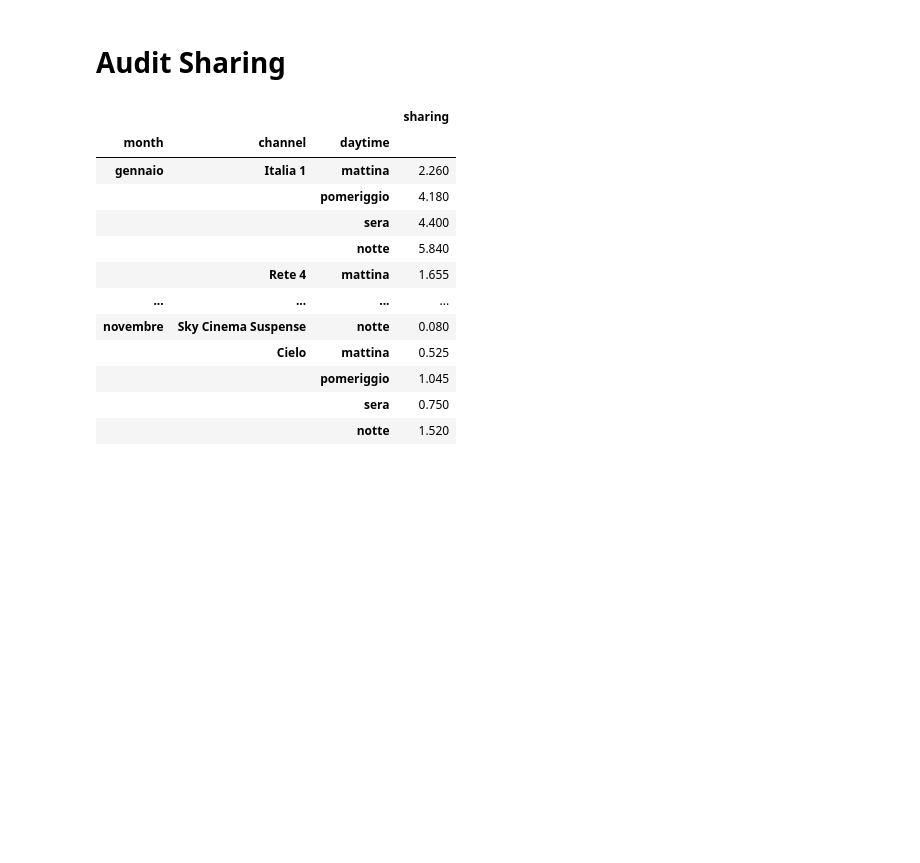
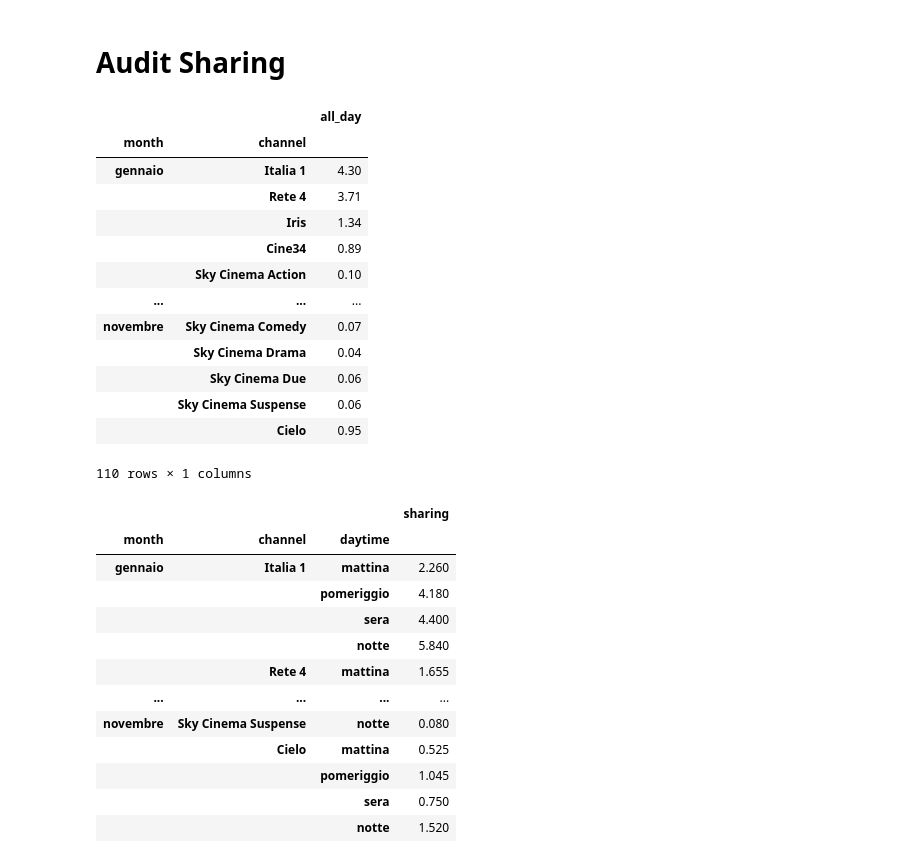
Before and after one commit to florin-git/TV-Movies-Visual-Analytics, a Jupyter notebook: dataset_creation.ipynb, the cells around one changed output. Saved outputs shown, nothing was run; the diff lists cells and outputs as text; code cells hidden in the pictures; blank space fills up the shorter version.

```diff
--- a/dataset_creation.ipynb
+++ b/dataset_creation.ipynb
@@ -545,6 +545,7 @@ def preprocess_audit_data(data_pah: str):
 
 
     df_sharings = []
+    df_sharings_all_day = []
 
     for i in range(len(months_map)):
         df_sharings.append(pd.read_excel('./dataset/Audit/sharing.xlsx', index_col=0, sheet_name=i))
@@ -575,7 +576,9 @@ def preprocess_audit_data(data_pah: str):
         df_sharings[idx]['pomeriggio'] = df_sharings[idx][['pomeriggio_1', 'pomeriggio_2']].mean(axis=1)
         df_sharings[idx]['sera'] = df_sharings[idx][['sera_1', 'sera_2']].mean(axis=1)
 
+        df_sharings_all_day.append(pd.concat({months_map[idx]: df_sharings[idx]['all_day']}, names=['month']))
         df_sharings[idx] = df_sharings[idx][['mattina', 'pomeriggio', 'sera', 'notte']]
+
 
         # Rearrange columns in a multi-index fashion
         df_sharings[idx] = df_sharings[idx].stack(0).to_frame()
@@ -583,6 +586,6 @@ def preprocess_audit_data(data_pah: str):
         df_sharings[idx].rename(columns={0: "sharing"}, inplace=True)
         df_sharings[idx] = pd.concat({months_map[idx]: df_sharings[idx]}, names=['month'])
 
-    return pd.concat(df_sharings)
+    return pd.concat(df_sharings_all_day).to_frame(), pd.concat(df_sharings)
 # %%
 sharings_path = './dataset/Audit/sharing.xlsx'
@@ -590,3 +593,20 @@ df_sharings = preprocess_audit_data(sharings_path)
+# %%
+df_sharings_all_day
+# %% [output]
+|  |  | all_day |
+| month | channel |  |
+| gennaio | Italia 1 | 4.30 |
+|  | Rete 4 | 3.71 |
+|  | Iris | 1.34 |
+|  | Cine34 | 0.89 |
+|  | Sky Cinema Action | 0.10 |
+| ... | ... | ... |
+| novembre | Sky Cinema Comedy | 0.07 |
+|  | Sky Cinema Drama | 0.04 |
+|  | Sky Cinema Due | 0.06 |
+|  | Sky Cinema Suspense | 0.06 |
+|  | Cielo | 0.95 |
+110 rows × 1 columns
 # %%
 df_sharings
 # %% [output]
```
Also changed, not shown: parts of 11 cells of this notebook, 4 other files.
